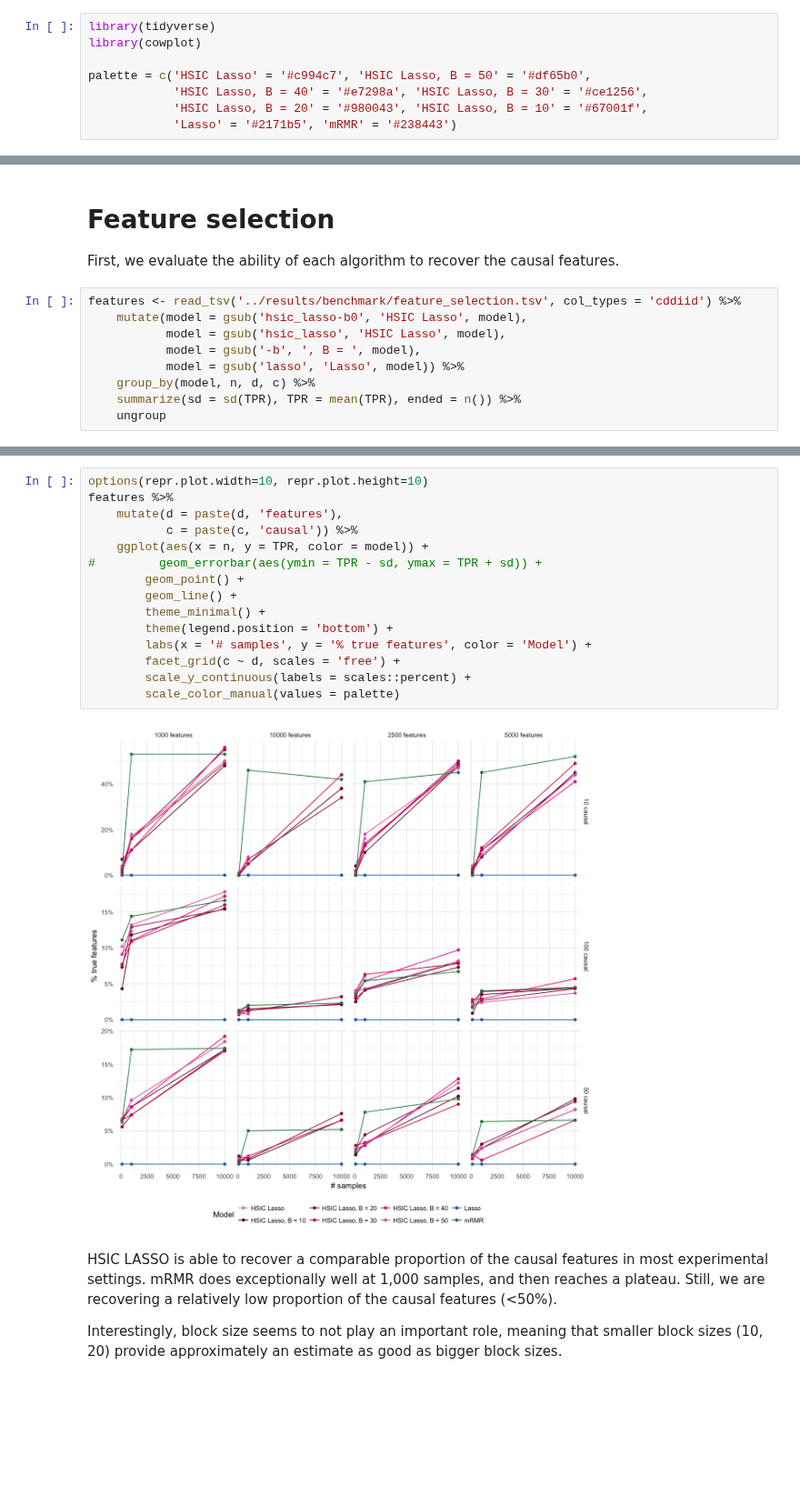
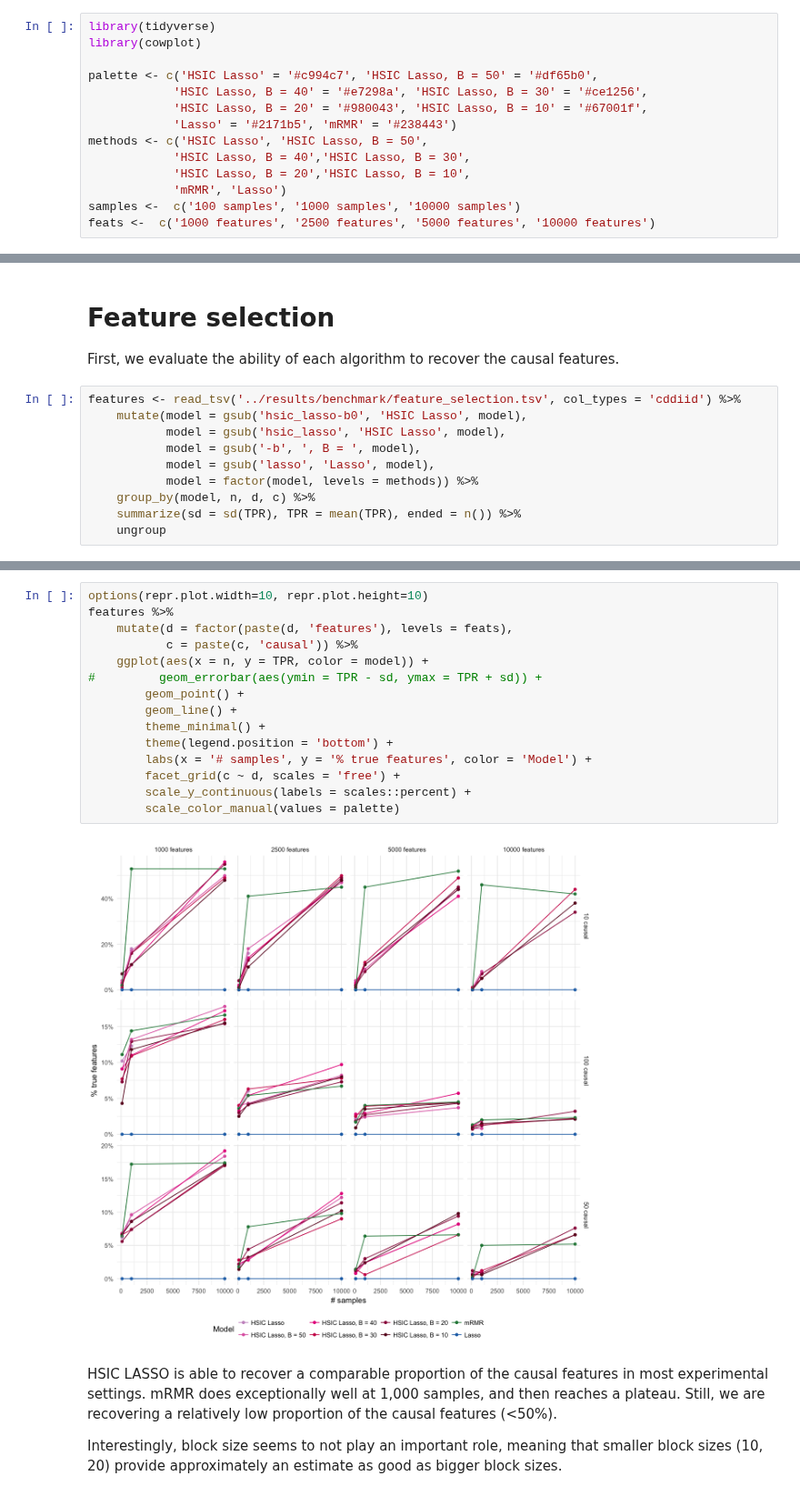
Before and after one commit to hclimente/nori, a Jupyter notebook: doc/benchmark.ipynb, the cells around one changed output, grey strips where cells are left out. Shown at 91% size. Cells and saved outputs as stored; diff of their text form; blank space fills up the shorter version.

```diff
--- a/doc/benchmark.ipynb
+++ b/doc/benchmark.ipynb
@@ -7,10 +7,16 @@ Benchmark of 4 feature selection techniques: HSIC Lasso, Block HSIC Lasso, mRMR
 library(tidyverse)
 library(cowplot)
 
-palette = c('HSIC Lasso' = '#c994c7', 'HSIC Lasso, B = 50' = '#df65b0',
+palette <- c('HSIC Lasso' = '#c994c7', 'HSIC Lasso, B = 50' = '#df65b0',
             'HSIC Lasso, B = 40' = '#e7298a', 'HSIC Lasso, B = 30' = '#ce1256',
             'HSIC Lasso, B = 20' = '#980043', 'HSIC Lasso, B = 10' = '#67001f',
             'Lasso' = '#2171b5', 'mRMR' = '#238443')
+methods <- c('HSIC Lasso', 'HSIC Lasso, B = 50',
+            'HSIC Lasso, B = 40','HSIC Lasso, B = 30',
+            'HSIC Lasso, B = 20','HSIC Lasso, B = 10',
+            'mRMR', 'Lasso')
+samples <-  c('100 samples', '1000 samples', '10000 samples')
+feats <-  c('1000 features', '2500 features', '5000 features', '10000 features')
 # %% [output]
 ── Attaching packages ─────────────────────────────────────── tidyverse 1.2.1 ──
 ✔ ggplot2 2.2.1     ✔ purrr   0.2.5
@@ -36,7 +42,8 @@ features <- read_tsv('../results/benchmark/feature_selection.tsv', col_types = '
     mutate(model = gsub('hsic_lasso-b0', 'HSIC Lasso', model),
            model = gsub('hsic_lasso', 'HSIC Lasso', model),
            model = gsub('-b', ', B = ', model),
-           model = gsub('lasso', 'Lasso', model)) %>%
+           model = gsub('lasso', 'Lasso', model),
+           model = factor(model, levels = methods)) %>%
     group_by(model, n, d, c) %>%
     summarize(sd = sd(TPR), TPR = mean(TPR), ended = n()) %>%
     ungroup
@@ -60,20 +67,20 @@ features %>%
 # %%
 options(repr.plot.width=10, repr.plot.height=10)
 features %>%
-    mutate(d = paste(d, 'features'),
+    mutate(d = factor(paste(d, 'features'), levels = feats),
            c = paste(c, 'causal')) %>%
     ggplot(aes(x = n, y = TPR, color = model)) +
 #         geom_errorbar(aes(ymin = TPR - sd, ymax = TPR + sd)) +
         geom_point() +
         geom_line() +
         theme_minimal() +
         theme(legend.position = 'bottom') +
         labs(x = '# samples', y = '% true features', color = 'Model') +
         facet_grid(c ~ d, scales = 'free') +
         scale_y_continuous(labels = scales::percent) +
         scale_color_manual(values = palette)
 # %% [output]
-[figure, old version]
+[figure, new version]
 # %% [markdown]
 HSIC LASSO is able to recover a comparable proportion of the causal features in most experimental settings. mRMR does exceptionally well at 1,000 samples, and then reaches a plateau. Still, we are recovering a relatively low proportion of the causal features (<50%).
 
```
Also changed, not shown: parts of 4 cells of this notebook.
